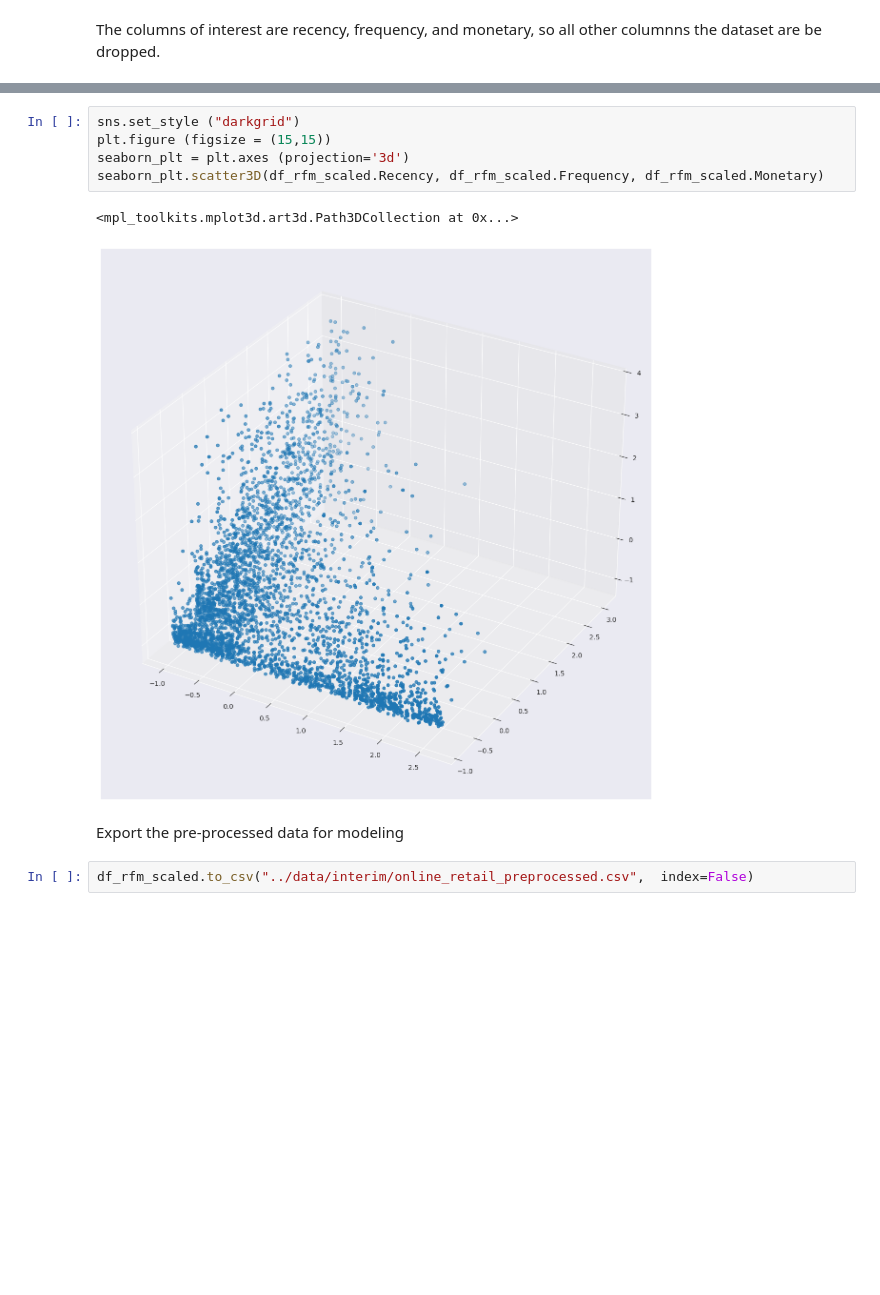
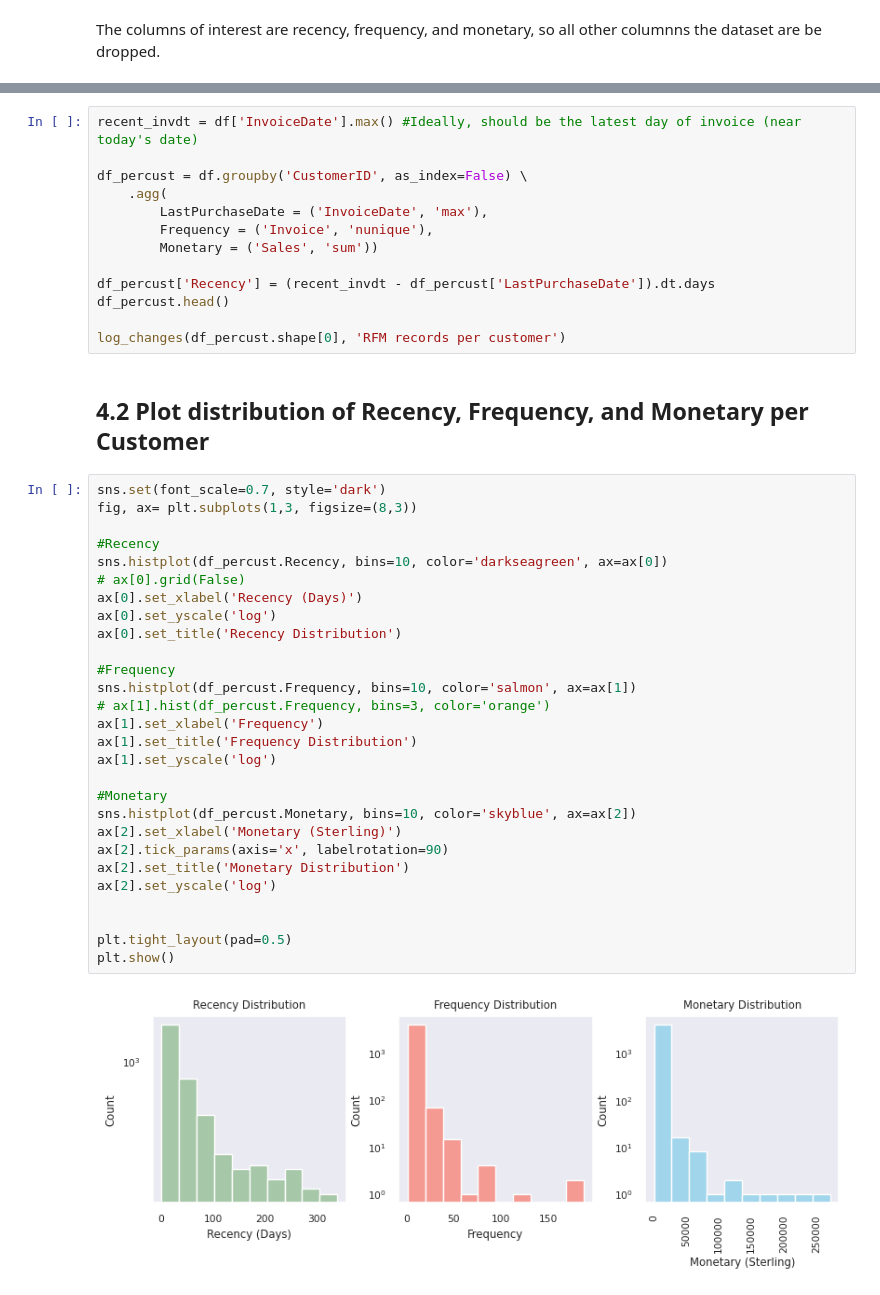
Before and after one commit to ds-edu/DataScienceCapstone_OnlineRetail, a Jupyter notebook: notebooks/Preprocessing.ipynb, the cells around one changed output, grey strips where cells are left out. Drawn from its saved outputs; the diff is of its cells as text; blank space fills up the shorter version.

```diff
--- a/notebooks/Preprocessing.ipynb
+++ b/notebooks/Preprocessing.ipynb
@@ -123,12 +69,45 @@ After normalization, the shape of the distribution remains the same, but the dat
-# %%
-sns.set_style ("darkgrid")
-plt.figure (figsize = (15,15))
-seaborn_plt = plt.axes (projection='3d')
-seaborn_plt.scatter3D(df_rfm_scaled.Recency, df_rfm_scaled.Frequency, df_rfm_scaled.Monetary)
-# %% [output]
-<mpl_toolkits.mplot3d.art3d.Path3DCollection at 0x...>
-[figure, removed]
-# %% [markdown]
-Export the pre-processed data for modeling
-# %%
-df_rfm_scaled.to_csv("../data/interim/online_retail_preprocessed.csv",  index=False)
+# %%
+recent_invdt = df['InvoiceDate'].max() #Ideally, should be the latest day of invoice (near today's date)
+
+df_percust = df.groupby('CustomerID', as_index=False) \
+    .agg(
+        LastPurchaseDate = ('InvoiceDate', 'max'),
+        Frequency = ('Invoice', 'nunique'),
+        Monetary = ('Sales', 'sum'))
+
+df_percust['Recency'] = (recent_invdt - df_percust['LastPurchaseDate']).dt.days
+df_percust.head()
+
+log_changes(df_percust.shape[0], 'RFM records per customer')
+# %% [markdown]
+## 4.2 Plot distribution of Recency, Frequency, and Monetary per Customer
+# %%
+sns.set(font_scale=0.7, style='dark')
+fig, ax= plt.subplots(1,3, figsize=(8,3))
+
+#Recency
+sns.histplot(df_percust.Recency, bins=10, color='darkseagreen', ax=ax[0])
+# ax[0].grid(False)
+ax[0].set_xlabel('Recency (Days)')
+ax[0].set_yscale('log')
+ax[0].set_title('Recency Distribution')
+
+#Frequency
+sns.histplot(df_percust.Frequency, bins=10, color='salmon', ax=ax[1])
+# ax[1].hist(df_percust.Frequency, bins=3, color='orange')
+ax[1].set_xlabel('Frequency')
+ax[1].set_title('Frequency Distribution')
+ax[1].set_yscale('log')
+
+#Monetary
+sns.histplot(df_percust.Monetary, bins=10, color='skyblue', ax=ax[2])
+ax[2].set_xlabel('Monetary (Sterling)')
+ax[2].tick_params(axis='x', labelrotation=90)
+ax[2].set_title('Monetary Distribution')
+ax[2].set_yscale('log')
+
+
+plt.tight_layout(pad=0.5)
+plt.show()
+# %% [output]
+[figure, added]
```
Also changed, not shown: parts of 39 cells of this notebook.
